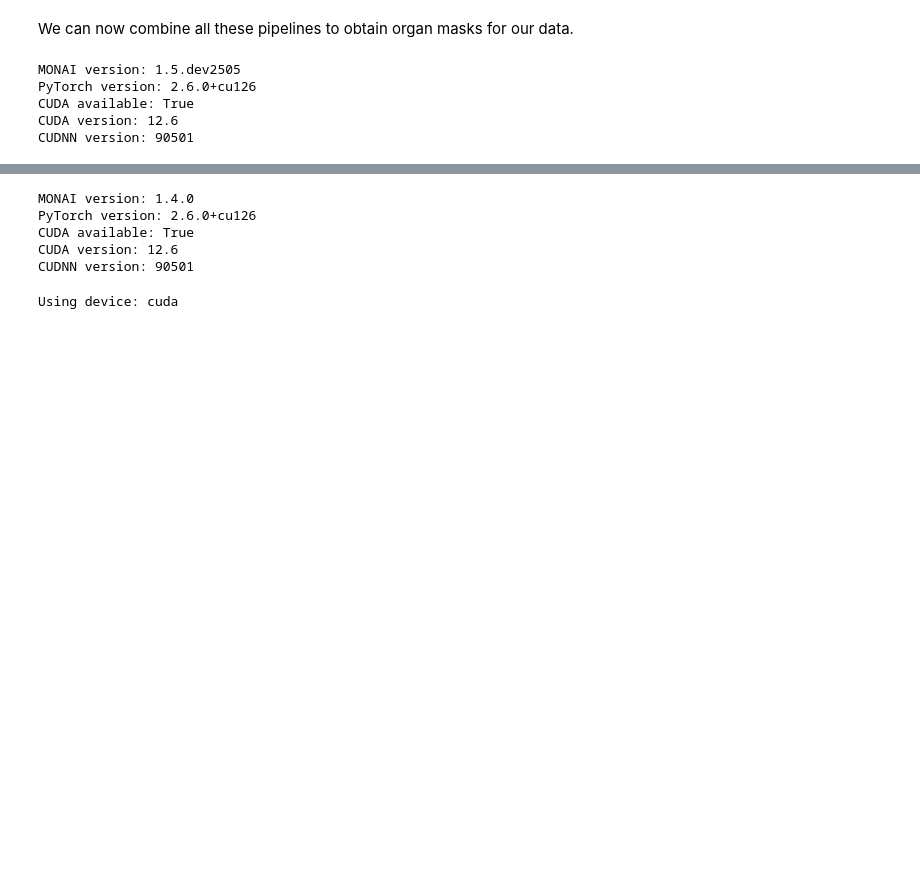
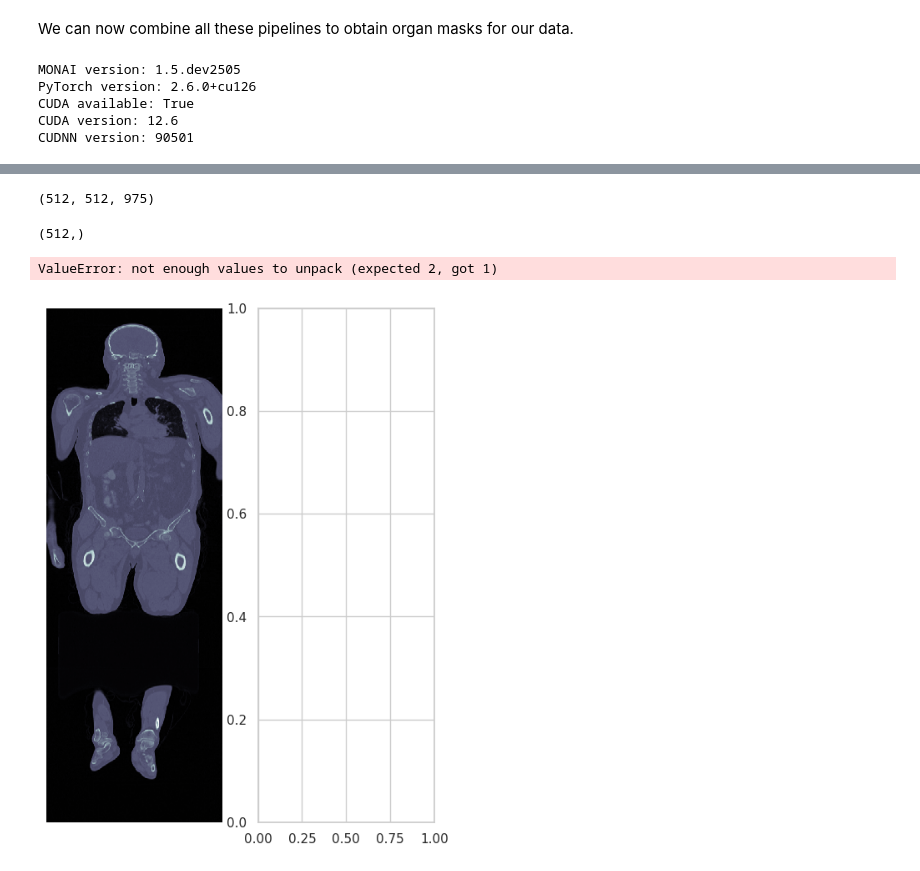
Before and after one commit to catarina-moreira/med_seg_study, a Jupyter notebook: [2]_MONAI.ipynb, the cells around one changed output, grey strips where cells are left out. Cells and saved outputs as stored; diff of their text form; code cells hidden in the pictures; blank space fills up the shorter version.

Commit message:
monai

```diff
--- a/[2]_TotalSegmentator_Part2.ipynb
+++ b/[2]_MONAI.ipynb
@@ -172,7 +173,7 @@ monal_name = "wholeBody_ct_segmentation"
 # %% [markdown]
 We first set the paths where we downloaded the model parameters (model.pt) and a file called inference.json
 # %%
-model_path = os.path.join(DATA_DIR, monal_name, "models", "model.pt")
+model_path = os.path.join(DATA_DIR, monal_name, "models", "model_lowres.pt")
 config_path = os.path.join(DATA_DIR, monal_name, "configs", "inference.json")
 # %% [markdown]
 from this we create a config instance which lets us read from the json file.
@@ -253,24 +254,19 @@ CUDNN version: 90501
 data = preprocessing({'image': CT_folder}) # returns a dictionary
 print(data['image'].shape)
 # 2. Compute mask predictions and add it to the dictionary
-
-
-device = torch.device("cuda" if torch.cuda.is_available() else "cpu")
-model.to(device)
-data["image"] = data["image"].to(device)
-
 
 with torch.no_grad():
     # Have to add an additional batch dimension to feed the model
     data['pred'] = inferer(data['image'].unsqueeze(0), network = model)
 
 # remove the batch dimension in the imaage and prediction
-#data['image'] = data['image'][0]
-#data['pred'] = data['pred'][0]
+#data_no_batch = data.copy()
+data['image'] = data['image'][0]
+data['pred'] = data['pred'][0]
 
 # apply postprocessing to data
 data = postprocessing(data)
-#segmentation = torch.flip(data['pred'], dims=[2])
-#segmentation = segmentation.cpu().numpy()
+segmentation = torch.flip(data['pred'][0], dims=[2])
+segmentation = data['pred'].cpu().numpy()
 # %% [output]
 torch.Size([1, 167, 167, 650])
@@ -298,22 +274,26 @@ True
-# %%
-import monai
-import torch
-
-print("MONAI version:", monai.__version__)
-print("PyTorch version:", torch.__version__)
-print("CUDA available:", torch.cuda.is_available())
-print("CUDA version:", torch.version.cuda)
-print("CUDNN version:", torch.backends.cudnn.version())
-# %% [output]
-MONAI version: 1.4.0
-PyTorch version: 2.6.0+cu126
-CUDA available: True
-CUDA version: 12.6
-CUDNN version: 90501
-# %%
-device = torch.device("cuda" if torch.cuda.is_available() else "cpu")
-print("Using device:", device)
-model.to(device)
-data["image"] = data["image"].to(device)
-# %% [output]
-Using device: cuda
+# %%
+# remove the channel dimension
+segmentation = segmentation[0]
+segmentation.shape
+# %% [output]
+(512, 512, 975)
+# %%
+slice_index = 250
+CT_coronal_slice = CT[0, :, slice_index].cpu().numpy()
+segmentation_coronal_slice = segmentation[0, :, slice_index]
+# %%
+segmentation_coronal_slice.shape
+# %% [output]
+(512,)
+# %%
+plt.figure(figsize=(6,8))
+plt.subplot(1,2,1)
+plt.pcolormesh(CT_coronal_slice.T, cmap='bone')
+plt.axis('off')
+plt.subplot(1,2,2)
+plt.pcolormesh(segmentation_coronal_slice.T, cmap='nipy_spectral')
+plt.axis('off')
+plt.show()
+# %% [output]
+ValueError: not enough values to unpack (expected 2, got 1)
+[figure, added]
```
Also changed, not shown: parts of 6 cells of this notebook, 2 other files.
